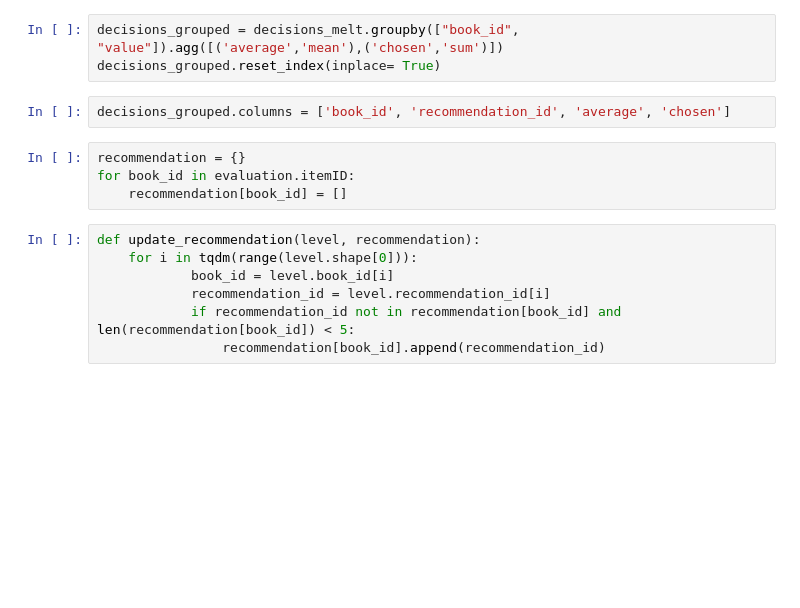
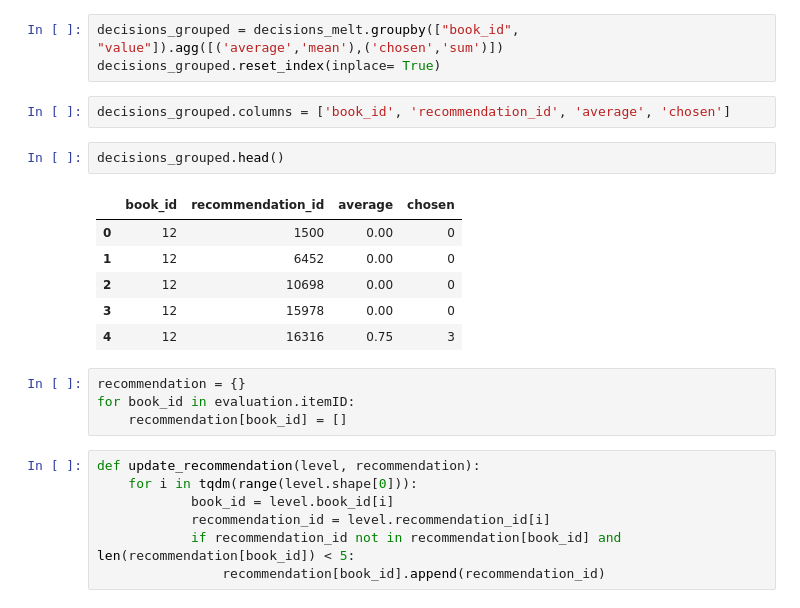
Before and after one commit to esthervogt/dmcup2021, a Jupyter notebook: notebooks/ensemble_model.ipynb, the cells around one changed output. Cells and saved outputs as stored; diff of their text form; blank space fills up the shorter version.

```diff
--- a/notebooks/ensemble_model.ipynb
+++ b/notebooks/ensemble_model.ipynb
@@ -22,6 +33,15 @@ decisions_grouped = decisions_melt.groupby(["book_id", "value"]).agg([('average'
 decisions_grouped.reset_index(inplace= True)
 # %%
 decisions_grouped.columns = ['book_id', 'recommendation_id', 'average', 'chosen']
+# %%
+decisions_grouped.head()
+# %% [output]
+|  | book_id | recommendation_id | average | chosen |
+| 0 | 12 | 1500 | 0.00 | 0 |
+| 1 | 12 | 6452 | 0.00 | 0 |
+| 2 | 12 | 10698 | 0.00 | 0 |
+| 3 | 12 | 15978 | 0.00 | 0 |
+| 4 | 12 | 16316 | 0.75 | 3 |
 # %%
 recommendation = {}
 for book_id in evaluation.itemID:
```
Also changed, not shown: parts of 4 cells of this notebook, 5 other files.
